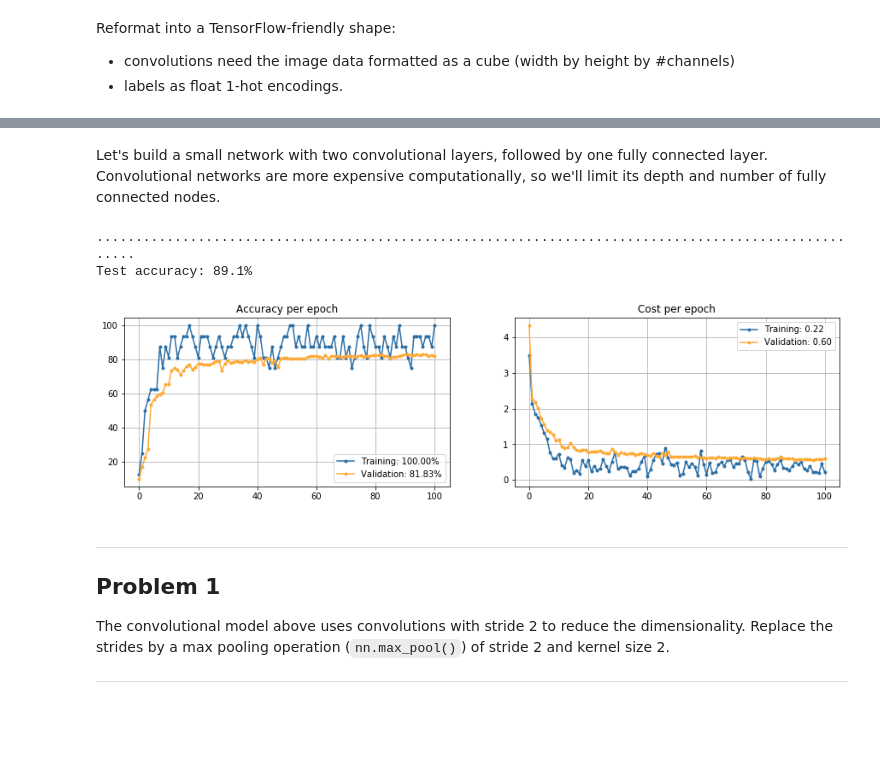
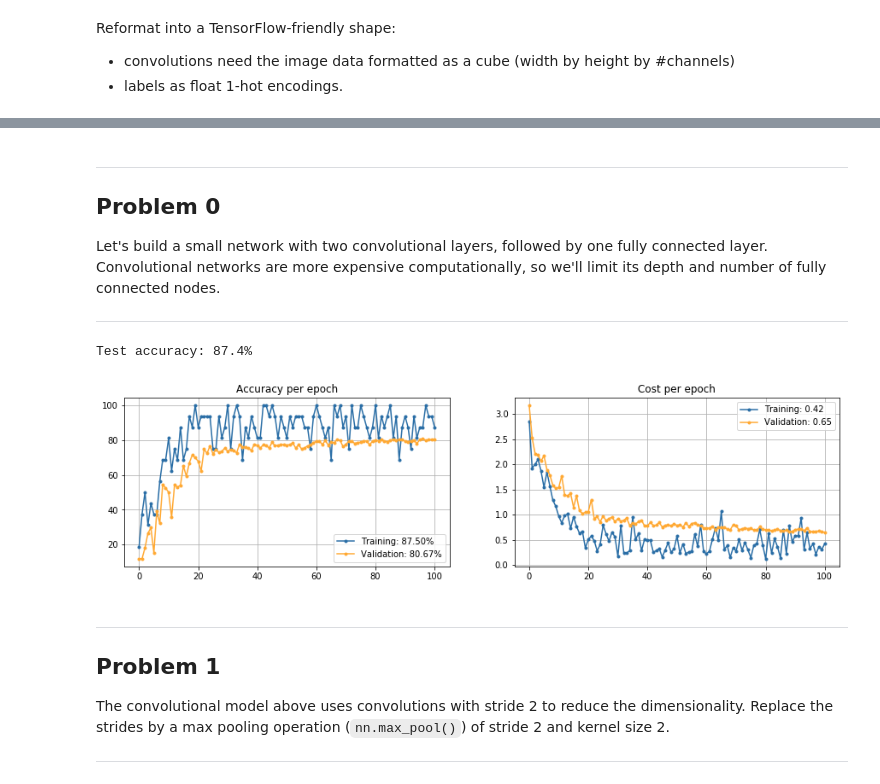
Before and after one commit to dezwier/notebooks, a Jupyter notebook: Tensorflow/4_convolutions.ipynb, the cells around one changed output, grey strips where cells are left out. Saved outputs shown, nothing was run; the diff lists cells and outputs as text; code cells hidden in the pictures; blank space fills up the shorter version.

```diff
--- a/Tensorflow/4_convolutions.ipynb
+++ b/Tensorflow/4_convolutions.ipynb
@@ -83,3 +85,15 @@ def viewer(accBatch, accValid, lossBatch, lossValid):
 # %% [markdown]
+---
+Problem 0
+---------
+
 Let's build a small network with two convolutional layers, followed by one fully connected layer. Convolutional networks are more expensive computationally, so we'll limit its depth and number of fully connected nodes.
+
+---
+# %%
+BATCH = 16
+PATCH = 5
+DEPTH = 16
+HIDDEN = 64
+STEPS = 501
 # %%
@@ -136,29 +136,24 @@ with graph.as_default():
 # %%
-num_steps = 1001
 with tf.Session(graph=graph) as session:
     tf.global_variables_initializer().run()
-    ltList, lvList, atList, avList = [], [], [], []
-    for step in range(num_steps):
-        offset = (step * batch_size) % (train_labels.shape[0] - batch_size)
-        batch_data = train_dataset[offset:(offset + batch_size), :, :, :]
-        batch_labels = train_labels[offset:(offset + batch_size), :]
-        feed = {tf_train_dataset: batch_data, tf_train_labels: batch_labels}
-        session.run(optimizer, feed)
-        if (step % math.floor(num_steps / breaks) == 0):
-            lt, lv, predictions = session.run([lossTrain, lossValid, train_prediction], feed)
-            ltList.append(lt)
-            lvList.append(lv)
-            atList.append(accuracy(predictions, batch_labels))
-            avList.append(accuracy(valid_prediction.eval(), valid_labels))
-            print('.', end=""),
-    print('\nTest accuracy: %.1f%%' % accuracy(test_prediction.eval(), test_labels))
+    history = []
+    for step in range(STEPS):
+        offset = (step * BATCH) % (trainY.shape[0] - BATCH)
+        batchX = trainX[offset:(offset + BATCH), :, :, :]
+        batchY = trainY[offset:(offset + BATCH), :]
+        session.run(optimizer, {tfDataX: batchX, tfDataY: batchY})
+        if(step % (STEPS // BREAKS) == 0):
+            lt, at = session.run([loss, accuracy], {tfDataX: batchX, tfDataY: batchY})
+            lv, av = session.run([loss, accuracy], {tfDataX: validX, tfDataY: validY})
+            history.append((at, av, lt, lv))
+    accuracy = session.run(accuracy, {tfDataX: testX, tfDataY: testY})
+    print('\nTest accuracy: %.1f%%' % accuracy)
 # %% [output]
-.....................................................................................................
-Test accuracy: 89.1%
+Test accuracy: 87.4%
-# %%
-viewer(atList, avList, ltList, lvList)
-# %% [output]
-[figure, removed]
+# %%
+viewer(history)
+# %% [output]
+[figure, added]
 # %% [markdown]
 ---
 Problem 1
```
Also changed, not shown: parts of 26 cells of this notebook.
